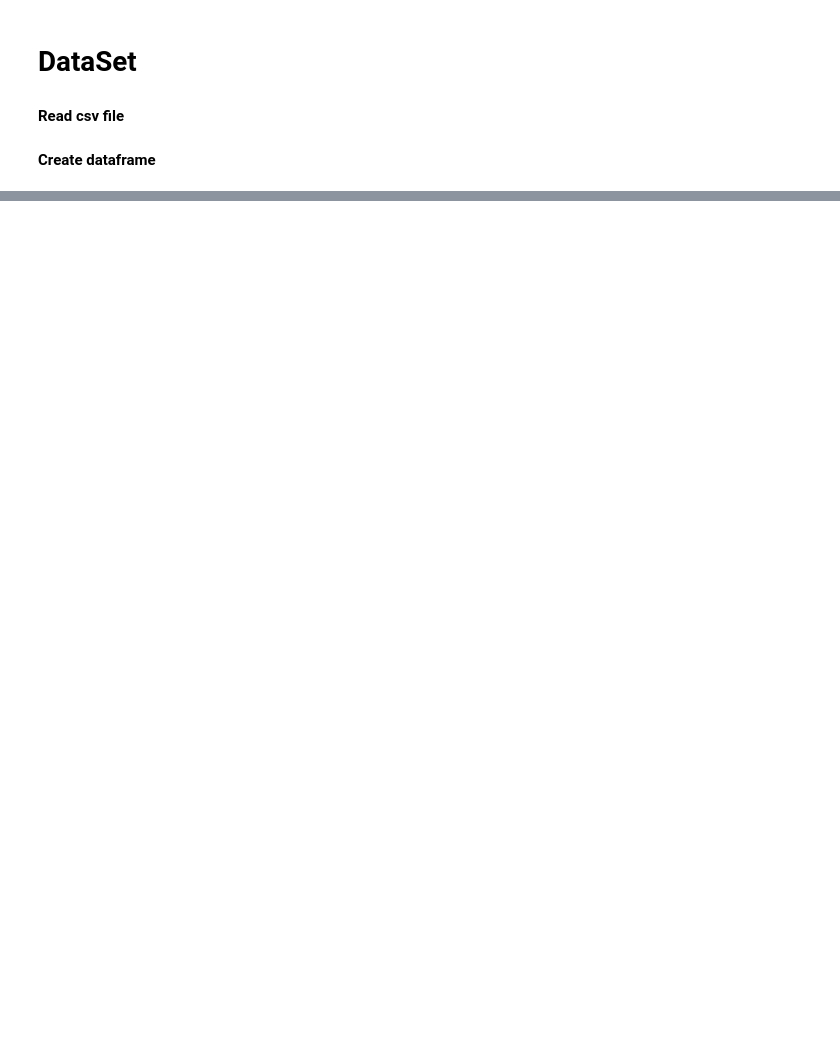
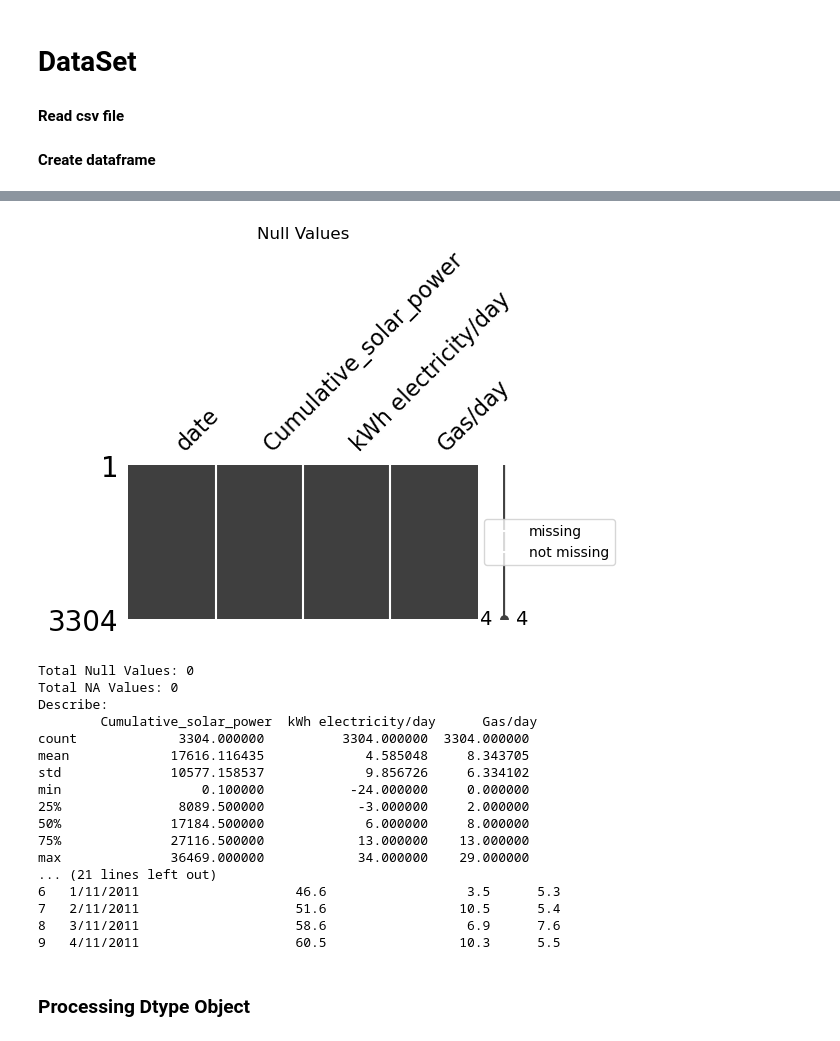
Before and after one commit to Bruno-H-Neves/ML--files, a Jupyter notebook: PV_Analysis.ipynb, the cells around one changed output, grey strips where cells are left out. Drawn from its saved outputs; the diff is of its cells as text; code cells hidden in the pictures; blank space fills up the shorter version.

```diff
--- a/PV_Analysis.ipynb
+++ b/PV_Analysis.ipynb
@@ -13,4 +13,5 @@ warnings.filterwarnings("ignore")
 #### Create dataframe
 # %%
 dataset=pd.read_csv(r"C:\Datasets-base\Datasets\Power_Production_Solar_Panels\PV_Elec_Gas3.csv")
-dataset.info()
+#dataset.info()
+PV_DF=dataset.copy()
@@ -28,0 +27,38 @@ memory usage: 103.4+ KB
+# %%
+import missingno as msno
+def CheckNullValues(Dataset):
+    Null = Dataset.isnull().sum()
+    Na = Dataset.isna().sum()
+    msno.matrix(Dataset.sample(Dataset.shape[0]), figsize=(5,2), sparkline=True, p=0);
+    plt.legend(['missing','not missing'],loc='center left', bbox_to_anchor=(1, 0.5))
+    plt.title('Null Values')
+    plt.show()
+    print('Total Null Values:', Null.sum())
+    print('Total NA Values:', Na.sum())
+    print("Describe:\n",Dataset.describe())
+    print("Info:\n",Dataset.info())
+    print("Head Dataframe:\n",Dataset.head(10))
+
+
+CheckNullValues(PV_DF)
+# %% [output]
+[figure, added]
+Total Null Values: 0
+Total NA Values: 0
+Describe:
+        Cumulative_solar_power  kWh electricity/day      Gas/day
+count             3304.000000          3304.000000  3304.000000
+mean             17616.116435             4.585048     8.343705
+std              10577.158537             9.856726     6.334102
+min                  0.100000           -24.000000     0.000000
+25%               8089.500000            -3.000000     2.000000
+50%              17184.500000             6.000000     8.000000
+75%              27116.500000            13.000000    13.000000
+max              36469.000000            34.000000    29.000000
+... (21 lines left out)
+6   1/11/2011                    46.6                  3.5      5.3
+7   2/11/2011                    51.6                 10.5      5.4
+8   3/11/2011                    58.6                  6.9      7.6
+9   4/11/2011                    60.5                 10.3      5.5
+# %% [markdown]
+### Processing Dtype Object
```
Also changed, not shown: parts of 9 cells of this notebook, 1 other file.
